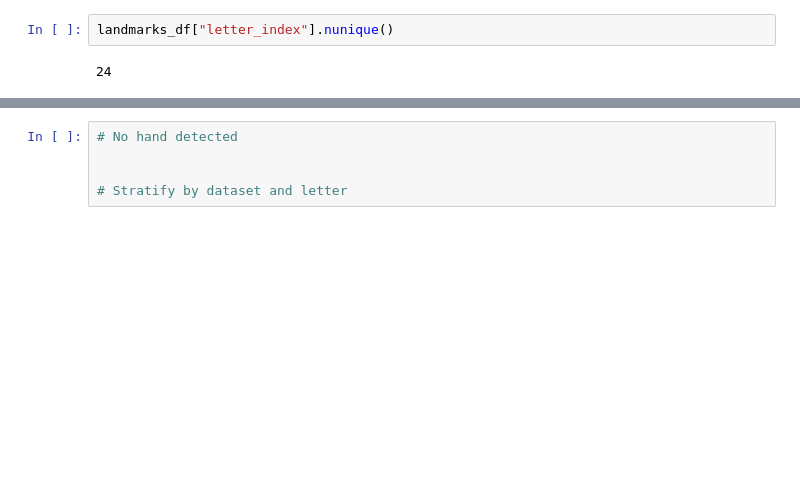
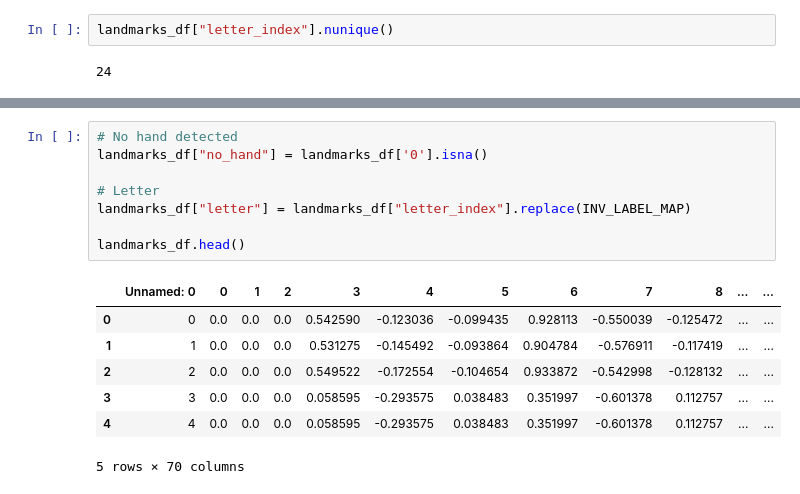
Before and after one commit to notFonz/HandSpell, a Jupyter notebook: notebooks/dpessoa_asl_from_landmarks.ipynb, the cells around one changed output, grey strips where cells are left out. Drawn from its saved outputs; the diff is of its cells as text; blank space fills up the shorter version.

```diff
--- a/notebooks/dpessoa_asl_from_landmarks.ipynb
+++ b/notebooks/dpessoa_asl_from_landmarks.ipynb
@@ -35,5 +71,16 @@ landmarks_df
 # %%
 # No hand detected
+landmarks_df["no_hand"] = landmarks_df['0'].isna()
 
+# Letter
+landmarks_df["letter"] = landmarks_df["letter_index"].replace(INV_LABEL_MAP)
 
-# Stratify by dataset and letter
+landmarks_df.head()
+# %% [output]
+|  | Unnamed: 0 | 0 | 1 | 2 | 3 | 4 | 5 | 6 | 7 | 8 | ... | ... |
+| 0 | 0 | 0.0 | 0.0 | 0.0 | 0.542590 | -0.123036 | -0.099435 | 0.928113 | -0.550039 | -0.125472 | ... | ... |
+| 1 | 1 | 0.0 | 0.0 | 0.0 | 0.531275 | -0.145492 | -0.093864 | 0.904784 | -0.576911 | -0.117419 | ... | ... |
+| 2 | 2 | 0.0 | 0.0 | 0.0 | 0.549522 | -0.172554 | -0.104654 | 0.933872 | -0.542998 | -0.128132 | ... | ... |
+| 3 | 3 | 0.0 | 0.0 | 0.0 | 0.058595 | -0.293575 | 0.038483 | 0.351997 | -0.601378 | 0.112757 | ... | ... |
+| 4 | 4 | 0.0 | 0.0 | 0.0 | 0.058595 | -0.293575 | 0.038483 | 0.351997 | -0.601378 | 0.112757 | ... | ... |
+5 rows × 70 columns
```
Also changed, not shown: parts of 38 cells of this notebook, 7 other files.
